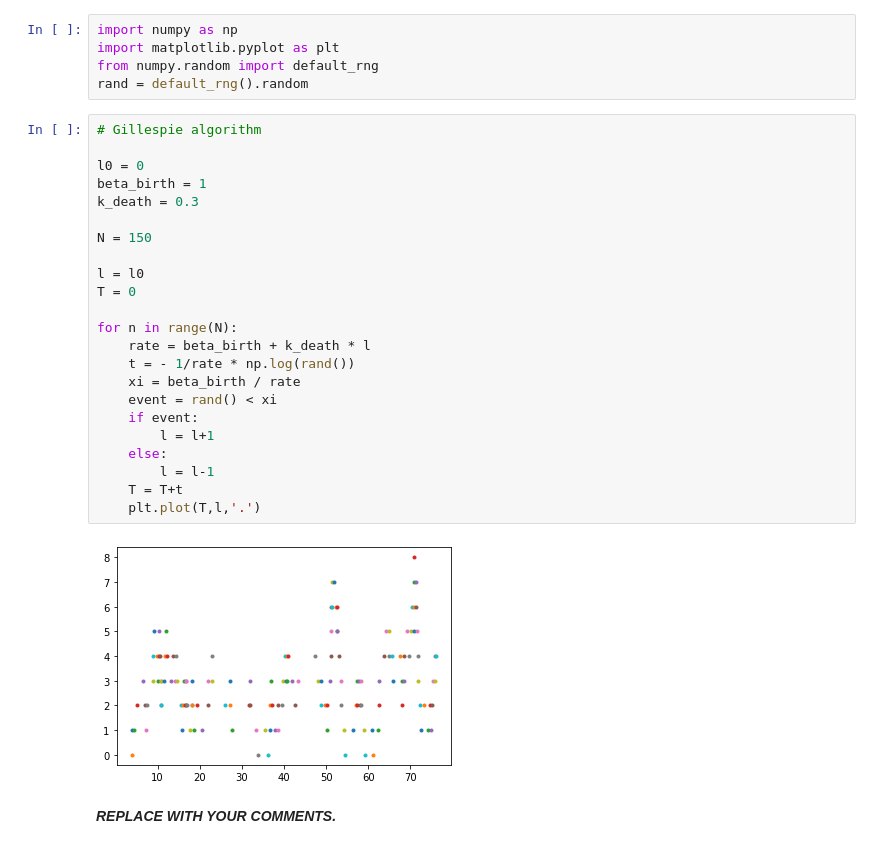
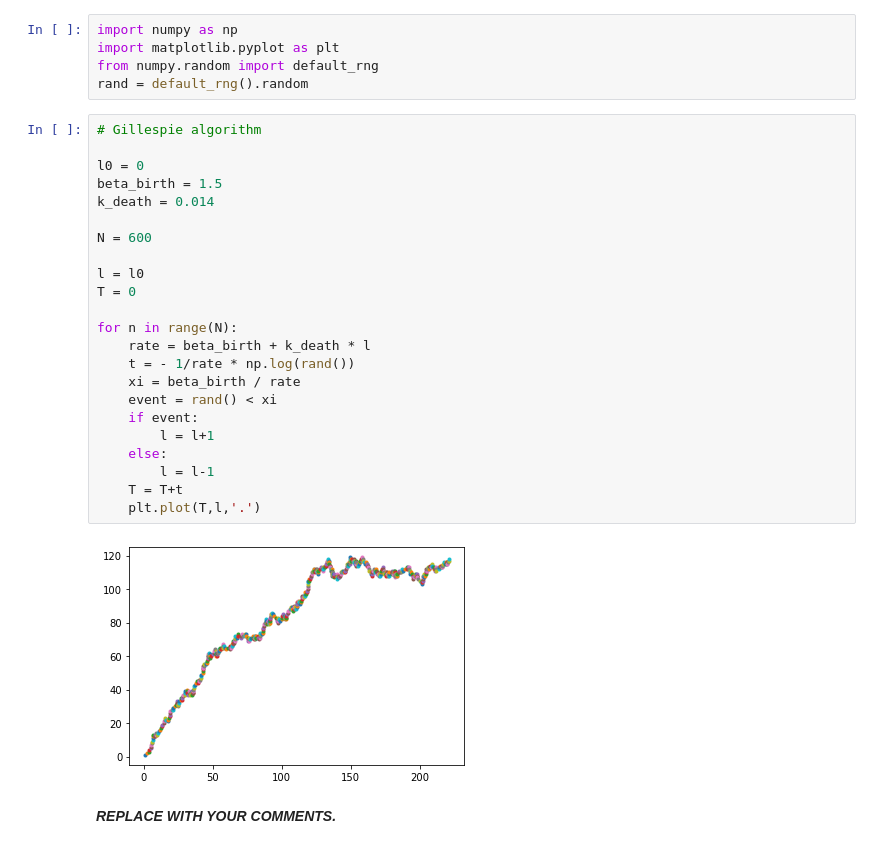
Before and after one commit to NicoBaldovino22/biophysics, a Jupyter notebook: week-07/problem-10.5.ipynb, the cells around one changed output. Drawn from its saved outputs; the diff is of its cells as text.

```diff
--- a/week-07/problem-10.5.ipynb
+++ b/week-07/problem-10.5.ipynb
@@ -10,27 +10,27 @@ rand = default_rng().random
 # %%
 # Gillespie algorithm
 
 l0 = 0
-beta_birth = 1
-k_death = 0.3
+beta_birth = 1.5
+k_death = 0.014
 
-N = 150
+N = 600
 
 l = l0
 T = 0
 
 for n in range(N):
     rate = beta_birth + k_death * l
     t = - 1/rate * np.log(rand())
     xi = beta_birth / rate
     event = rand() < xi
     if event:
         l = l+1
     else:
         l = l-1
     T = T+t
     plt.plot(T,l,'.')
 # %% [output]
-[figure, old version]
+[figure, new version]
 # %% [markdown]
 ***REPLACE WITH YOUR COMMENTS.***
```
Also changed, not shown: 3 other files.
